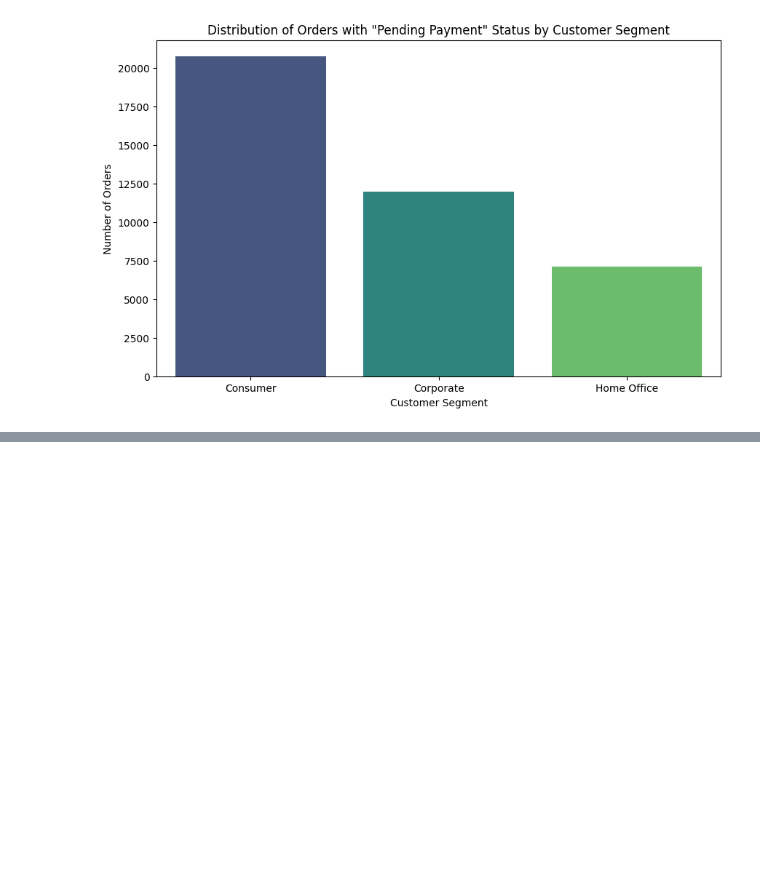
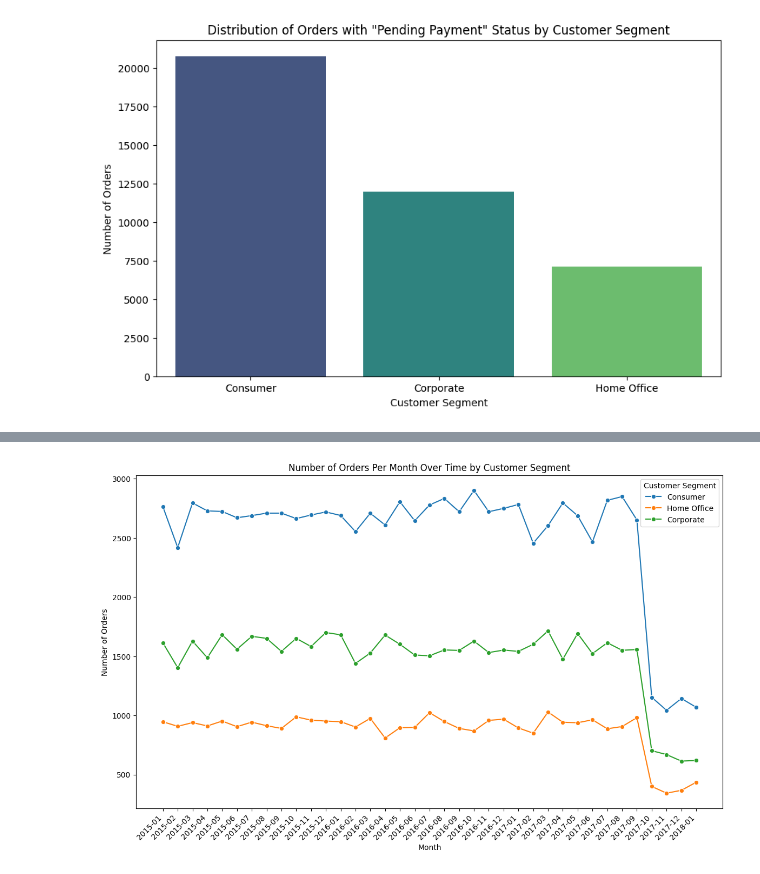
Before and after one commit to CCNY-Analytics-and-Quant/Branly_BAF23, a Jupyter notebook: Final Project.ipynb, the cells around one changed output, grey strips where cells are left out. Cells and saved outputs as stored; diff of their text form; code cells hidden in the pictures; blank space fills up the shorter version.

```diff
--- a/Final Project.ipynb
+++ b/Final Project.ipynb
@@ -427,0 +447,24 @@ df3.head()
+# %%
+df3['OrderDate'] = pd.to_datetime(df3['OrderDate'])
+
+# Extract month and year and create new columns
+df3['OrderMonth'] = df3['OrderDate'].dt.to_period('M')
+
+# Plotting
+plt.figure(figsize=(14, 8))
+
+# Iterate over each customer segment
+for segment in df3['Customer_Segment'].unique():
+    segment_data = df3[df3['Customer_Segment'] == segment]
+    orders_per_month = segment_data['OrderMonth'].value_counts().sort_index()
+
+    sns.lineplot(x=orders_per_month.index.astype(str), y=orders_per_month.values, marker='o', label=segment)
+
+plt.title('Number of Orders Per Month Over Time by Customer Segment')
+plt.xlabel('Month')
+plt.ylabel('Number of Orders')
+plt.xticks(rotation=45, ha='right')
+plt.legend(title='Customer Segment')
+plt.show()
+# %% [output]
+[figure, added]
```
Also changed, not shown: parts of 1 cell of this notebook.
